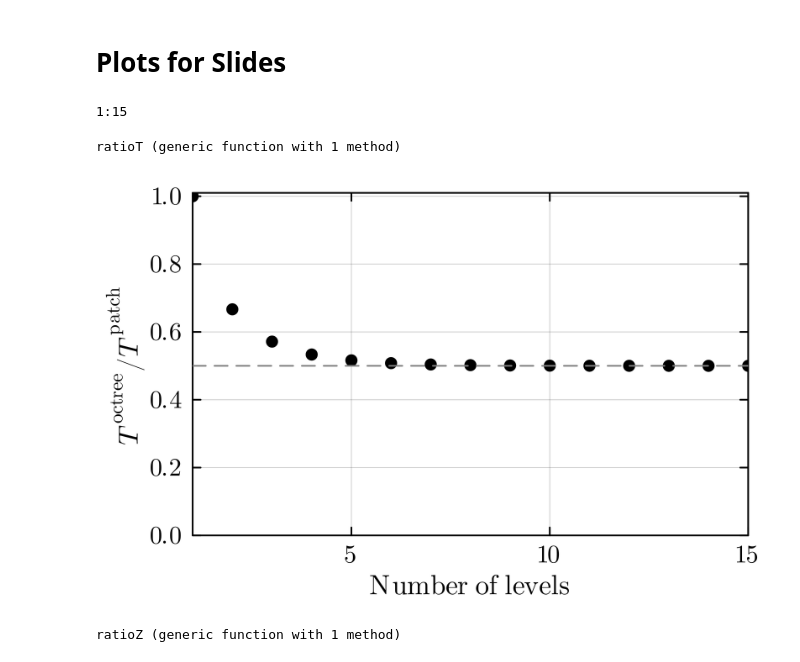
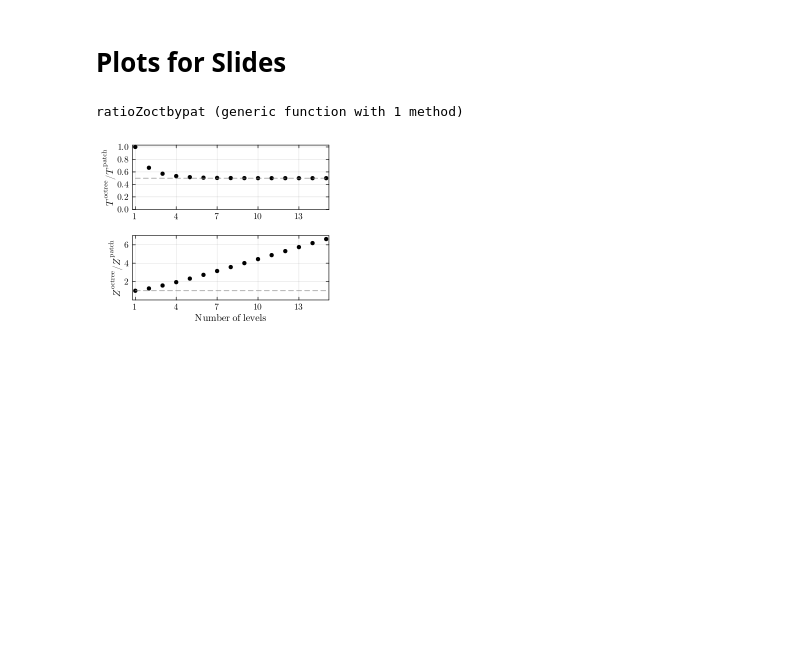
Before and after one commit to lwJi/Docs-Subcycle, a Jupyter notebook: ipynb/plot-for-slides.ipynb, the cells around one changed output. Cells and saved outputs as stored; diff of their text form; code cells hidden in the pictures; blank space fills up the shorter version.

Commit message:
ipynb: update plot-for-slides.ipynb

```diff
--- a/ipynb/plot-for-slides.ipynb
+++ b/ipynb/plot-for-slides.ipynb
@@ -5,31 +5,39 @@ using Plots
 using LaTeXStrings
 using Measures
 theme(:wong2)
-# %%
-levs = 1:15
-# %% [output]
-1:15
 # %%
-ratioT(L) = 2.0^(L-1) / (2.0^L - 1)
+ratioToctbypat(L) = 2.0^(L-1) / (2.0^L-1)
+ratioZoctbypat(L) = 2.0^(L-4) * (1+7L) / (2.0^L-1)
 # %% [output]
-ratioT (generic function with 1 method)
+ratioZoctbypat (generic function with 1 method)
 # %%
-plt1 = plot(tickfontsize=10, legendfontsize=8, framestyle=:box)
-xs = 5:5:15
-xticks!(plt1, xs, [L"%$(n)" for n in xs])
-ys = 0:0.2:1.0
-yticks!(plt1, ys, [L"%$(n)" for n in ys])
-plt1 = scatter!(levs, ratioT.(levs), label="", linewidth=2)
-plt1 = plot!(levs, [0.5 for i in 1:length(levs)], linecolor=:gray, linestyle=:dash, label="")
-plt1 = plot!(xlim=(1,15),ylim=(0,1.01),
-             xlabel=L"\mathrm{Number\,\,of\,\,levels}",
-             ylabel=L"T^\mathrm{octree}/T^\mathrm{patch}",
-             size=(400,260), dpi=600)
-#savefig(plt1, "ratioT.png")
-display(plt1)
+let levs = 1:15
+    xs = 1:3:14
+    #
+    plt1 = plot(tickfontsize=10, legendfontsize=8, framestyle=:box)
+    xticks!(plt1, xs, [L"%$(n)" for n in xs])
+    ys = 0:0.2:1.0
+    yticks!(plt1, ys, [L"%$(n)" for n in ys])
+    plt1 = scatter!(levs, ratioT.(levs), label="", linewidth=2)
+    plt1 = plot!(levs, [0.5 for i in 1:length(levs)], linecolor=:gray, linestyle=:dash, label="")
+    plt1 = plot!(xlim=(1-0.2,15+0.2),ylim=(0,1.03),
+                 #xlabel=L"\mathrm{Number\,\,of\,\,levels}",
+                 ylabel=L"T^\mathrm{octree}/T^\mathrm{patch}")
+
+    #
+    plt2 = plot(tickfontsize=10, legendfontsize=8, framestyle=:box)
+    xticks!(plt2, xs, [L"%$(n)" for n in xs])
+    ys = 2:2:6
+    yticks!(plt2, ys, [L"%$(n)" for n in ys])
+    plt2 = scatter!(levs, ratioZ.(levs), label="", linewidth=2)
+    plt2 = plot!(levs, [1 for i in 1:length(levs)], linecolor=:gray, linestyle=:dash, label="")
+    plt2 = plot!(xlim=(1-0.2,15+0.2), ylim=(0,7),
+                 xlabel=L"\mathrm{Number\,\,of\,\,levels}",
+                 ylabel=L"Z^\mathrm{octree}/Z^\mathrm{patch}")
+
+    plt = plot(plt1, plt2, layout=(2,1), size=(400, 320), dpi=60)
+    #savefig(plt, "ratios.pdf")
+    display(plt)
+end
 # %% [output]
-[figure, old version]
+[figure, new version]
-# %%
-ratioZ(L) = 2.0^(L-4) * (1+7L) / (2.0^L - 1)
-# %% [output]
-ratioZ (generic function with 1 method)
```
Also changed, not shown: parts of 1 cell of this notebook, 3 other files.
